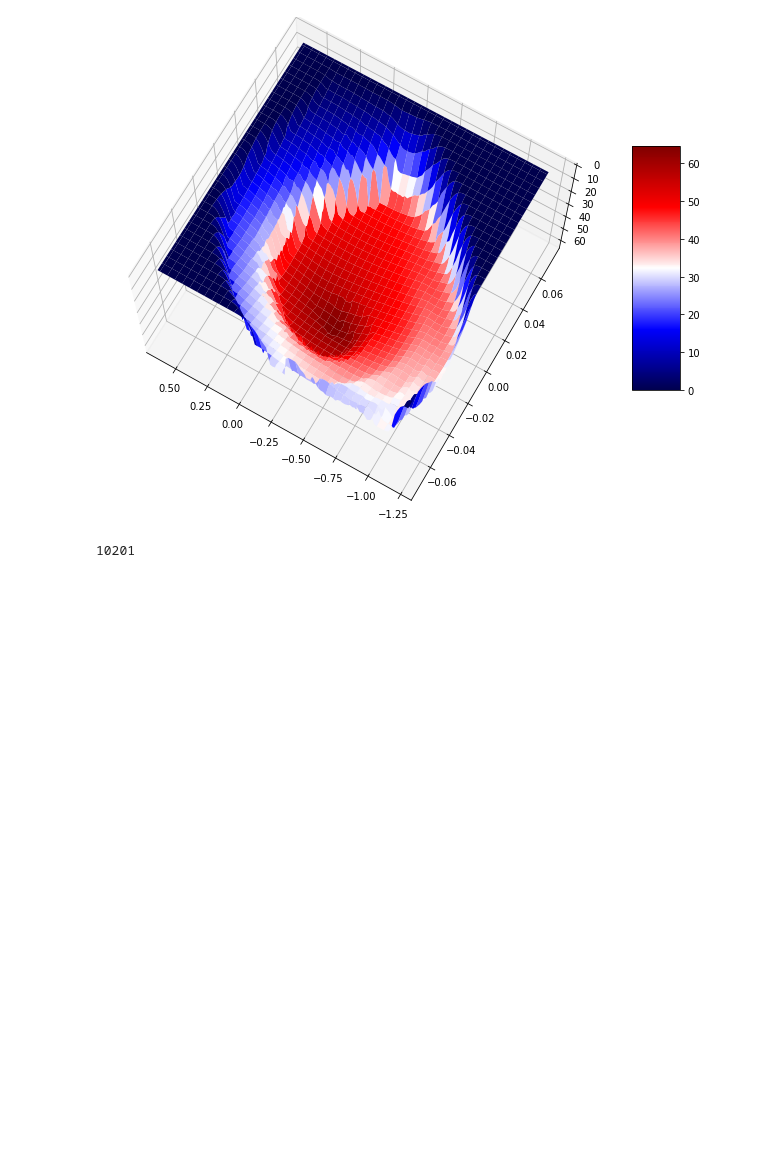
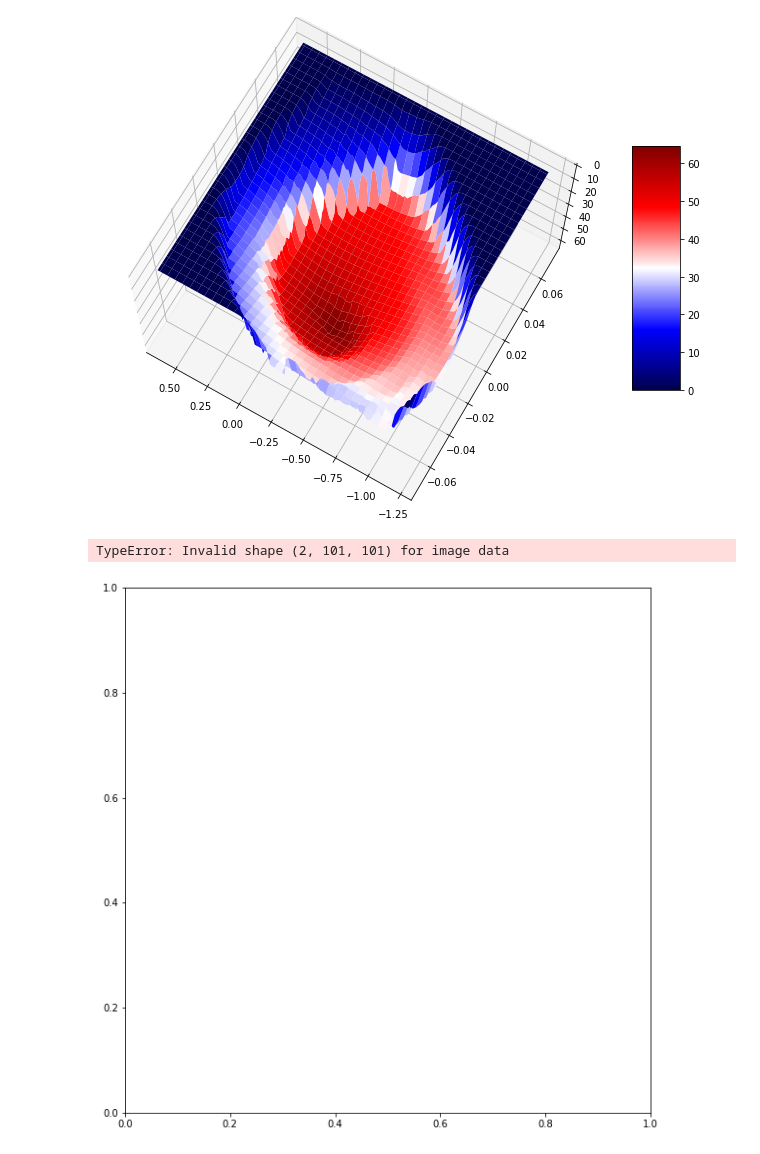
Before and after one commit to steps137/ML, a Jupyter notebook: RL/MountainCar_Q-learning.ipynb, the cells around one changed output. Saved outputs shown, nothing was run; the diff lists cells and outputs as text; code cells hidden in the pictures; blank space fills up the shorter version.

```diff
--- a/RL/MountainCar_Q-learning.ipynb
+++ b/RL/MountainCar_Q-learning.ipynb
@@ -244,7 +262,48 @@ fig.colorbar(surf, shrink=0.5, aspect=5)
 plt.show()
 # %% [output]
 [figure]
-# %%
-101*101
-# %% [output]
-10201
+# %%
+from   PIL import Image, ImageDraw, ImageFont
+import imageio
+
+frames = []
+
+def gym_frame(frame, text: str):
+    """
+    """
+    im = Image.fromarray(frame)
+    if text:
+        drawer = ImageDraw.Draw(im)
+        text_color = (255,255,255) if np.mean(im) < 128 else (0,0,0)
+        font = ImageFont.truetype("arial.ttf", 24)
+        drawer.text((im.size[0]/20,im.size[1]/18), text, fill=text_color, font=font)
+    return im
+
+
+def draw(episode):
+    plt.figure(figsize=(10,10))
+    plt.imshow(model.Q.T, origin='lower', cmap='seismic', alpha=0.5)
+
+    plt.title (title, {'fontsize': 16})
+    plt.xlabel('x', {'fontsize': 16})
+    plt.ylabel('v', {'fontsize': 16})
+
+    plt.axhline(g[1],  c="black", linewidth=1)
+    plt.axvline(g[0],  c="black", linewidth=1)
+    plt.axvline(m[0],  c="black", linewidth=1)
+    plt.axvline(x1[0], c="black", linewidth=2, ymin = 0.49, ymax = 0.51)
+    plt.axvline(x2[0], c="black", linewidth=2, ymin = 0.49, ymax = 0.51)
+
+    binX, binV = range(0, model.bins[0], d_ticks), range(0, model.bins[1], d_ticks)
+    plt.xticks( binX, np.round(100*np.linspace(model.obs_min[0], model.obs_max[0], len(binX)))/100 )
+    plt.yticks( binV, np.round(100*np.linspace(model.obs_min[1], model.obs_max[1], len(binV)))/100 )
+
+    frames.append(plt.show())
+
+model.eps = 0
+out = model.learn(lm=0.1, episodes = 5000, draw = draw)
+
+imageio.mimwrite("Q-learning.mp4", frames, fps=60)
+# %% [output]
+TypeError: Invalid shape (2, 101, 101) for image data
+[figure, added]
```
Also changed, not shown: parts of 14 cells of this notebook, 14 other files.
